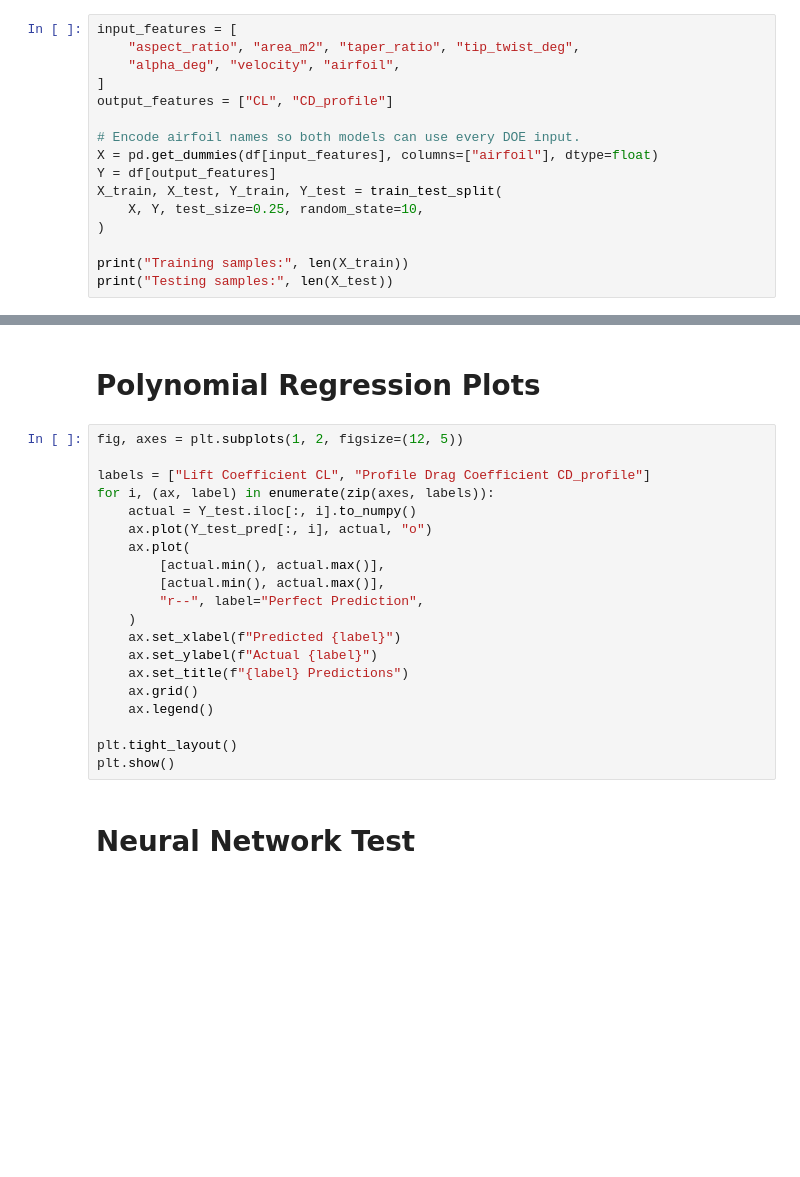
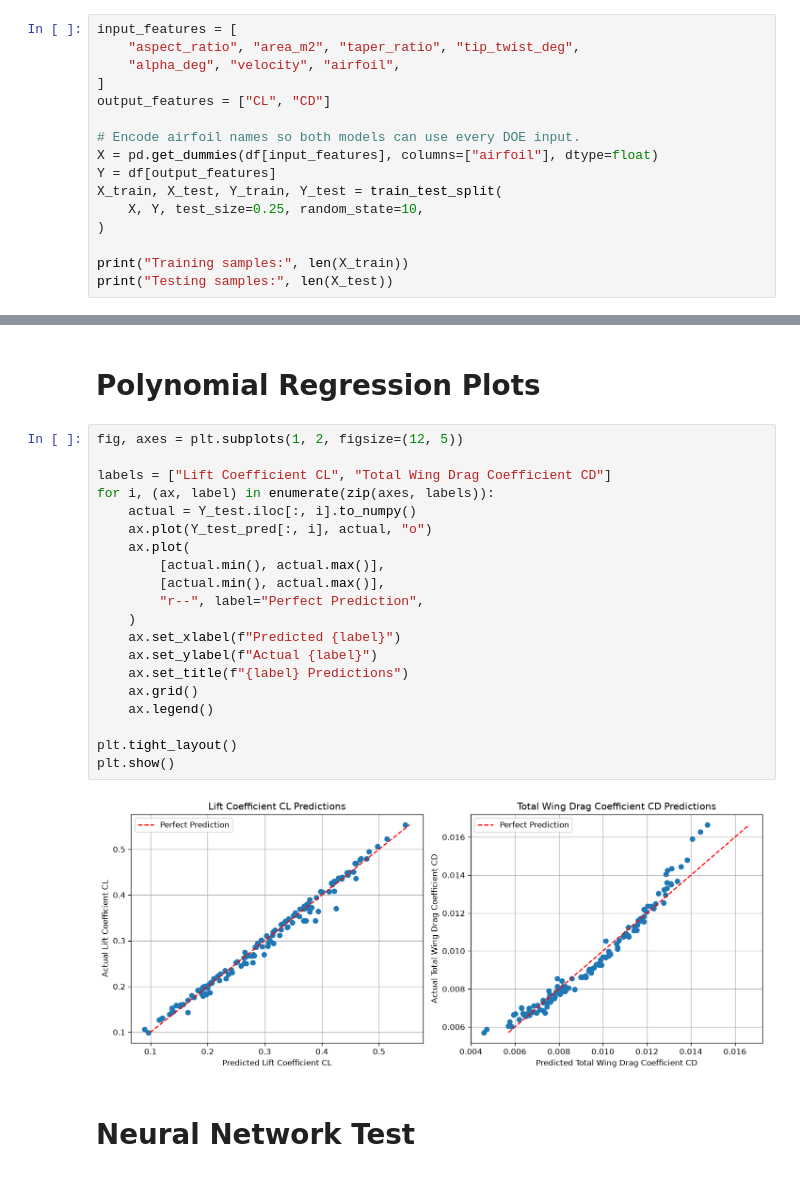
Before and after one commit to hayes-donaldson/Maching-Learning-Project, a Jupyter notebook: notebooks/train_surrogate.ipynb, the cells around one changed output, grey strips where cells are left out. Drawn from its saved outputs; the diff is of its cells as text; blank space fills up the shorter version.

```diff
--- a/notebooks/train_surrogate.ipynb
+++ b/notebooks/train_surrogate.ipynb
@@ -33,7 +33,7 @@ input_features = [
     "aspect_ratio", "area_m2", "taper_ratio", "tip_twist_deg",
     "alpha_deg", "velocity", "airfoil",
 ]
-output_features = ["CL", "CD_profile"]
+output_features = ["CL", "CD"]
 
 # Encode airfoil names so both models can use every DOE input.
 X = pd.get_dummies(df[input_features], columns=["airfoil"], dtype=float)
@@ -75,23 +86,25 @@ for i in range(len(output_features)):
 # %%
 fig, axes = plt.subplots(1, 2, figsize=(12, 5))
 
-labels = ["Lift Coefficient CL", "Profile Drag Coefficient CD_profile"]
+labels = ["Lift Coefficient CL", "Total Wing Drag Coefficient CD"]
 for i, (ax, label) in enumerate(zip(axes, labels)):
     actual = Y_test.iloc[:, i].to_numpy()
     ax.plot(Y_test_pred[:, i], actual, "o")
     ax.plot(
         [actual.min(), actual.max()],
         [actual.min(), actual.max()],
         "r--", label="Perfect Prediction",
     )
     ax.set_xlabel(f"Predicted {label}")
     ax.set_ylabel(f"Actual {label}")
     ax.set_title(f"{label} Predictions")
     ax.grid()
     ax.legend()
 
 plt.tight_layout()
 plt.show()
+# %% [output]
+[figure, added]
 # %% [markdown]
 # Neural Network Test
 # %%
```
Also changed, not shown: parts of 7 cells of this notebook, 7 other files.
